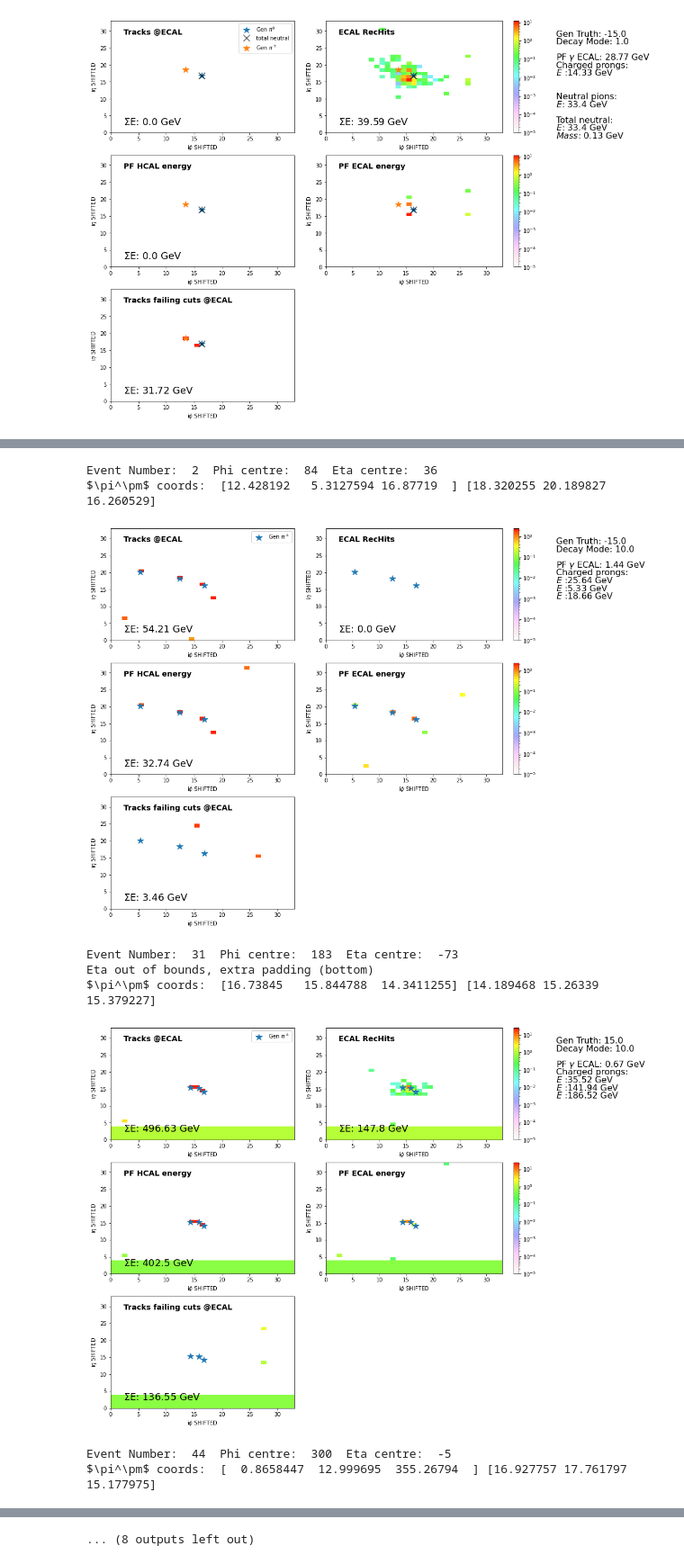
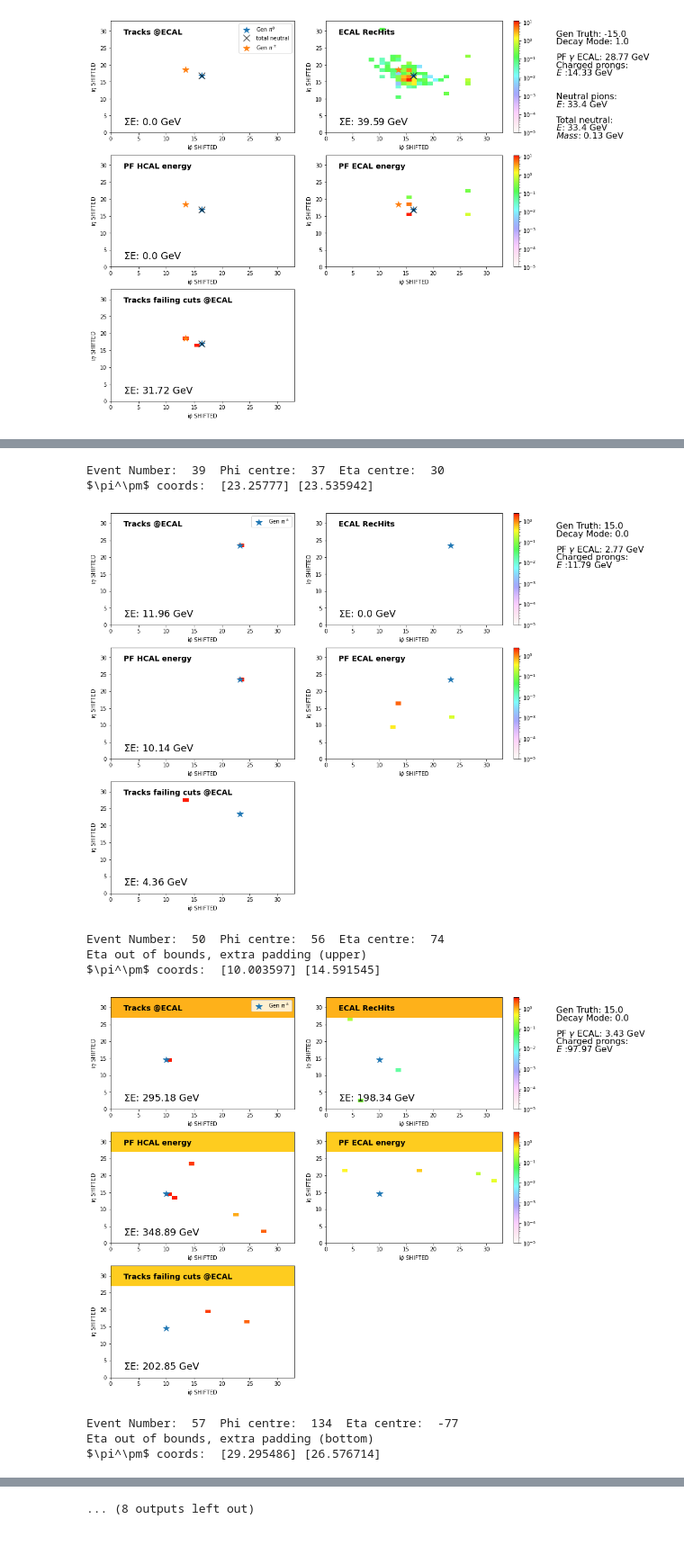
Before and after one commit to lucasrussell01/DeepPi, a Jupyter notebook: Analysis/notebooks/plot_images.ipynb, the cells around one changed output, grey strips where cells are left out. Shown: that part at 90% size. Drawn from its saved outputs; the diff is of its cells as text; code cells hidden in the pictures.

```diff
--- a/Analysis/notebooks/plot_images.ipynb
+++ b/Analysis/notebooks/plot_images.ipynb
@@ -50,7 +50,7 @@ quick_tau(ev, DMs=[1])
 # %%
 for i in range(plotter.nEvts):
     barrel = plotter.get_barrel(i)
-    plotter.plot_tau(barrel[0], barrel[1], barrel[2], barrel[3], barrel[4], i, DM = [10])
+    plotter.plot_tau(barrel[0], barrel[1], barrel[2], barrel[3], barrel[4], i, DM = [0])
     if i>100:
         break
 # %% [output]
@@ -60,9 +60,10 @@ $\pi^\pm$ coords:  [348.0708  348.02158 342.04773] [18.400902 17.319954 18.05315
-Event Number:  2  Phi centre:  84  Eta centre:  36
-$\pi^\pm$ coords:  [12.428192   5.3127594 16.87719  ] [18.320255 20.189827 16.260529]
+Event Number:  39  Phi centre:  37  Eta centre:  30
+$\pi^\pm$ coords:  [23.25777] [23.535942]
-[figure, old version]
+[figure, new version]
-Event Number:  31  Phi centre:  183  Eta centre:  -73
-Eta out of bounds, extra padding (bottom)
-$\pi^\pm$ coords:  [16.73845   15.844788  14.3411255] [14.189468 15.26339  15.379227]
+Event Number:  50  Phi centre:  56  Eta centre:  74
+Eta out of bounds, extra padding (upper)
+$\pi^\pm$ coords:  [10.003597] [14.591545]
-[figure, old version]
+[figure, new version]
-Event Number:  44  Phi centre:  300  Eta centre:  -5
-$\pi^\pm$ coords:  [  0.8658447  12.999695  355.26794  ] [16.927757 17.761797 15.177975]
+Event Number:  57  Phi centre:  134  Eta centre:  -77
+Eta out of bounds, extra padding (bottom)
+$\pi^\pm$ coords:  [29.295486] [26.576714]
```
Also changed, not shown: parts of 1 cell of this notebook, 4 other files.
